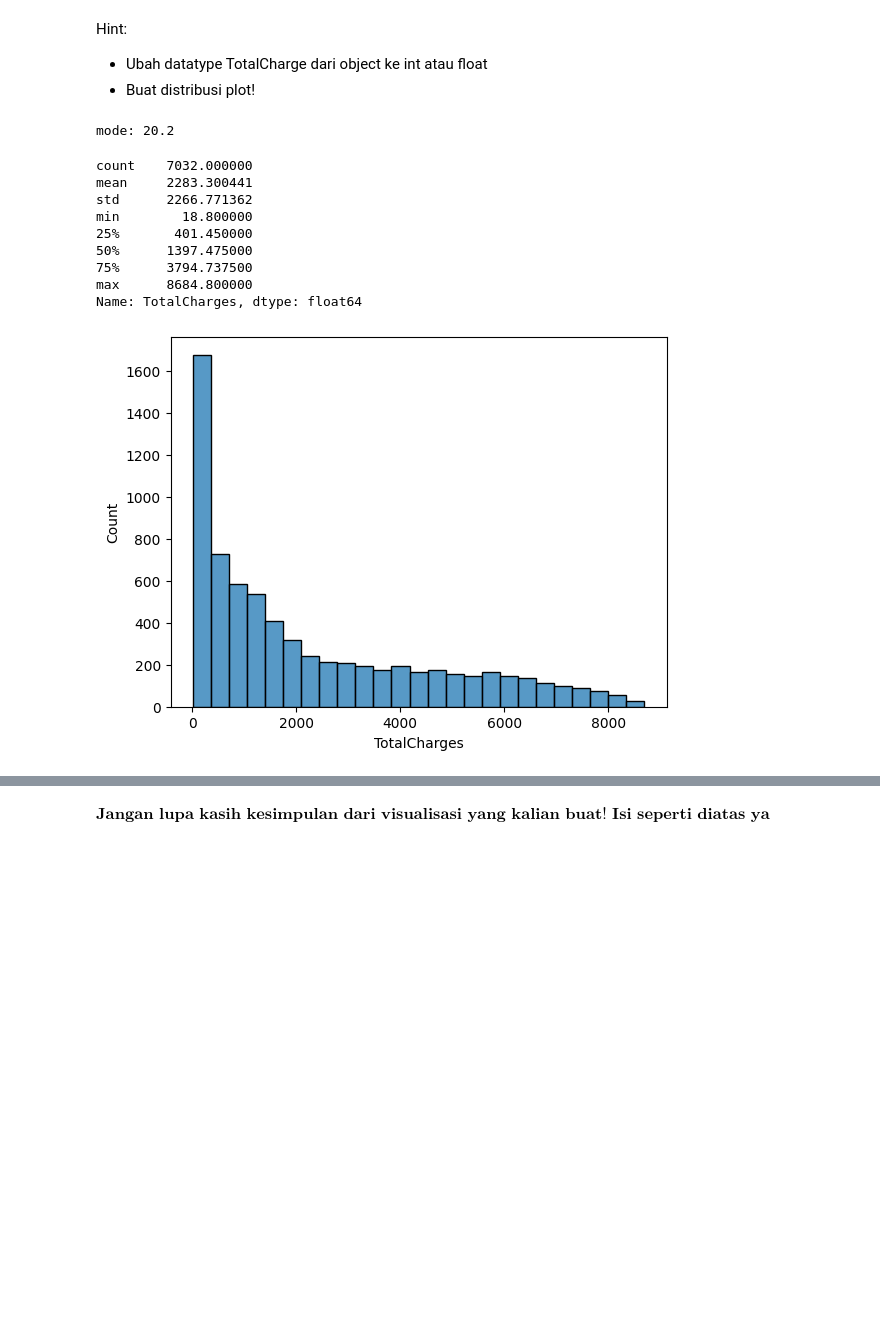
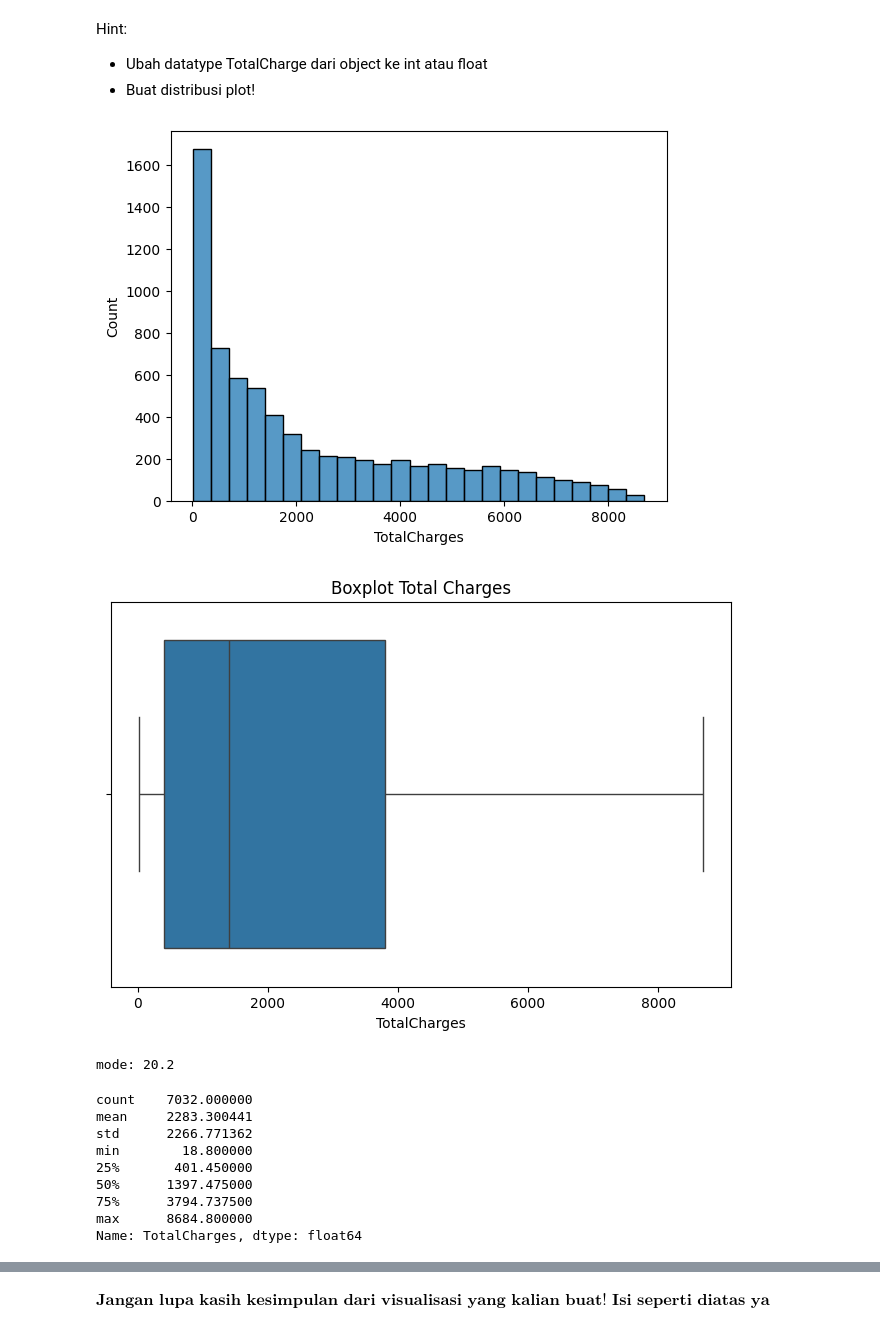
Before and after one commit to agirahmawandi/hw_datavisualitation, a Jupyter notebook: Data Visualization - Template Homework.ipynb, the cells around one changed output, grey strips where cells are left out. Saved outputs shown, nothing was run; the diff lists cells and outputs as text; code cells hidden in the pictures; blank space fills up the shorter version.

```diff
--- a/Data Visualization - Template Homework.ipynb
+++ b/Data Visualization - Template Homework.ipynb
@@ -171,15 +179,22 @@ Hint:
 # Hitung nilai kosong/spasi
 # print(df['TotalCharges'].value_counts(dropna=False))
 # Replace
-# df['TotalCharges'] = df['TotalCharges'].replace(['', ' '], np.nan)
+df['TotalCharges'] = df['TotalCharges'].replace(['', ' '], np.nan)
 
 df['TotalCharges'] = df['TotalCharges'].astype(float)
 # %%
 sns.histplot(df['TotalCharges'])
 
+plt.figure(figsize=(8, 5))
+sns.boxplot(data=df, x='TotalCharges')
+plt.title('Boxplot Total Charges')
+plt.show()
+
 print('mode:',df['TotalCharges'].mode().iloc[0])
 df['TotalCharges'].describe()
 # %% [output]
+[figure]
+[figure, added]
 mode: 20.2
 count    7032.000000
 mean     2283.300441
@@ -190,4 +205,3 @@ min        18.800000
 75%      3794.737500
 max      8684.800000
 Name: TotalCharges, dtype: float64
-[figure]
```
Also changed, not shown: parts of 15 cells of this notebook, 1 other file.
